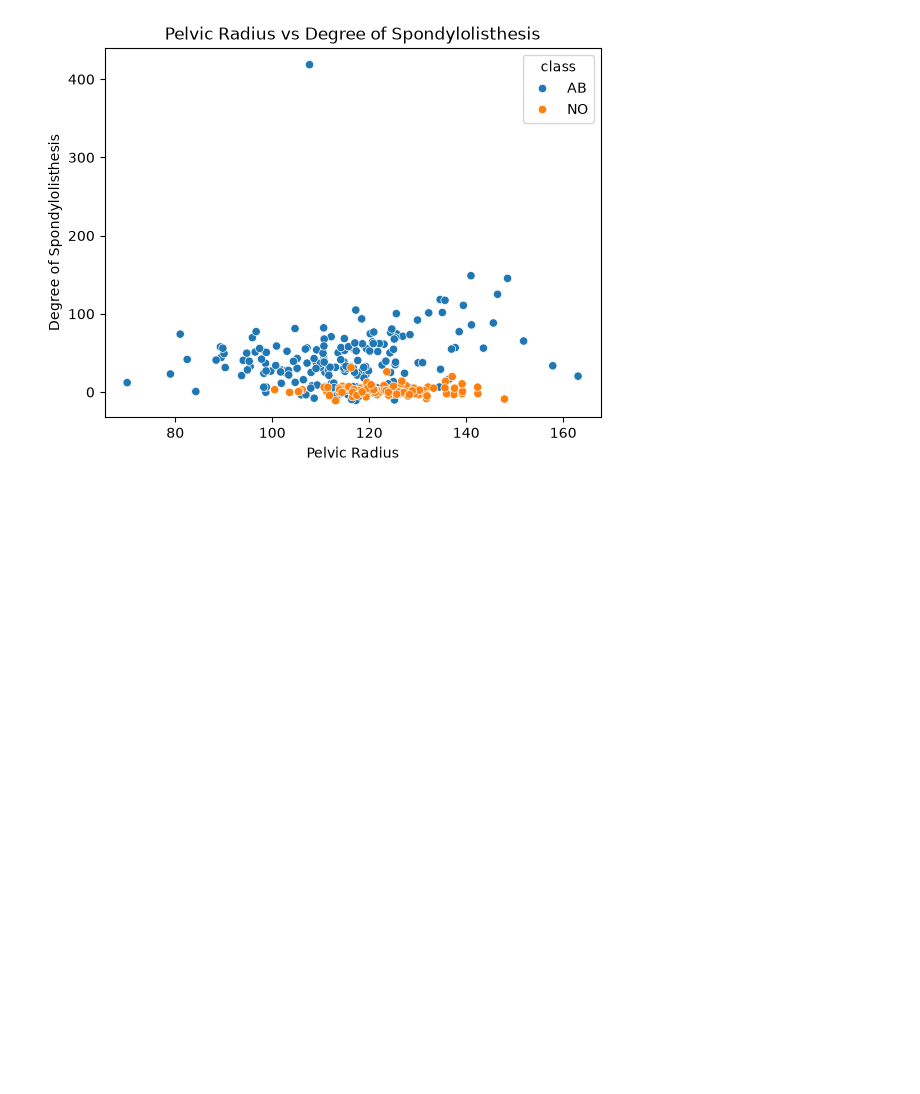
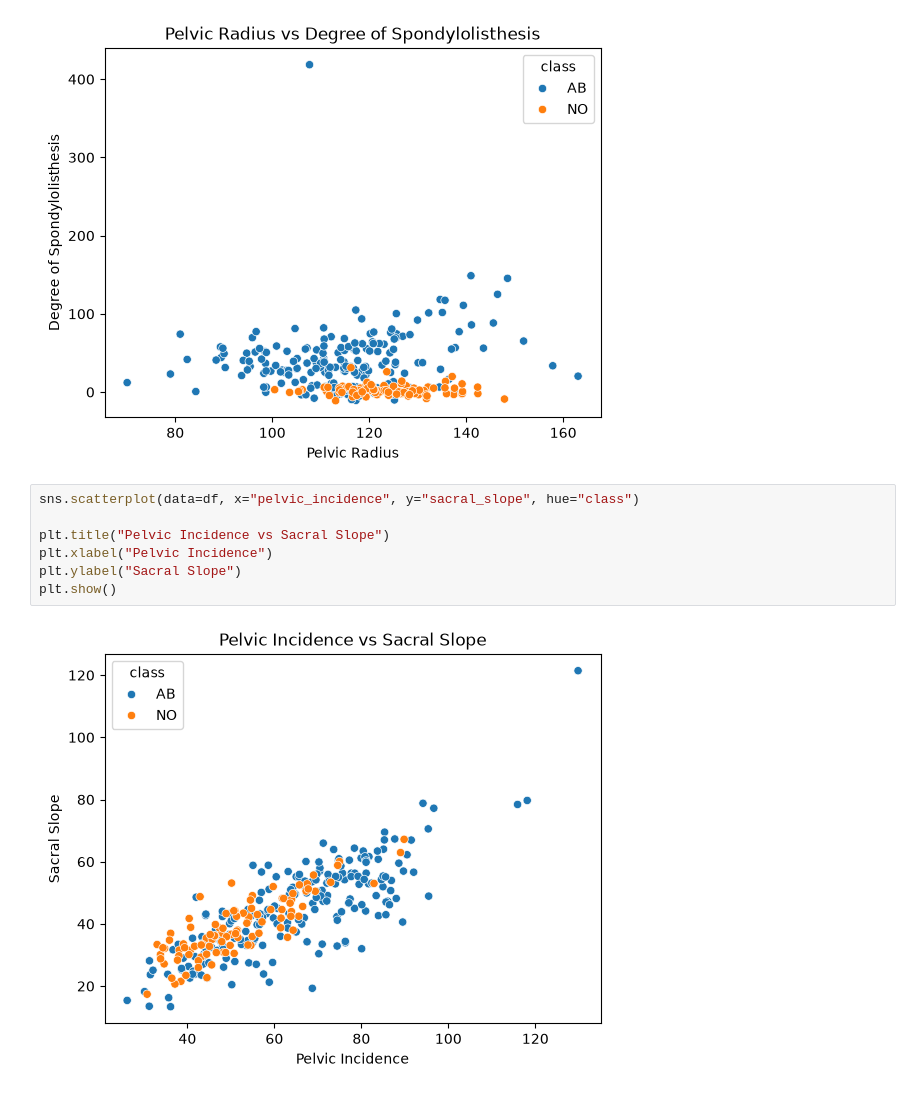
Before and after one commit to Rupesh-Mane/spinal-abnormality-prediction, a Jupyter notebook: notebooks/02_EDA.ipynb, the cells around one changed output. Cells and saved outputs as stored; diff of their text form; blank space fills up the shorter version.

Commit message:
Created scatter plot for pelvic incidence and sacral slope

```diff
--- a/notebooks/02_EDA.ipynb
+++ b/notebooks/02_EDA.ipynb
@@ -122,3 +122,12 @@ plt.ylabel("Degree of Spondylolisthesis")
 plt.show()
 # %% [output]
 [figure]
+# %%
+sns.scatterplot(data=df, x="pelvic_incidence", y="sacral_slope", hue="class")
+
+plt.title("Pelvic Incidence vs Sacral Slope")
+plt.xlabel("Pelvic Incidence")
+plt.ylabel("Sacral Slope")
+plt.show()
+# %% [output]
+[figure, added]
```
